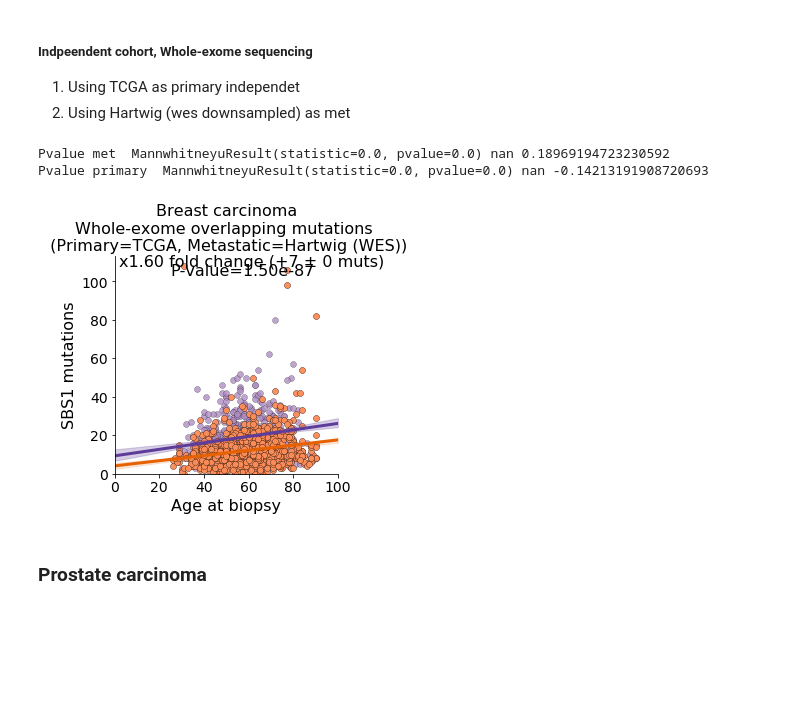
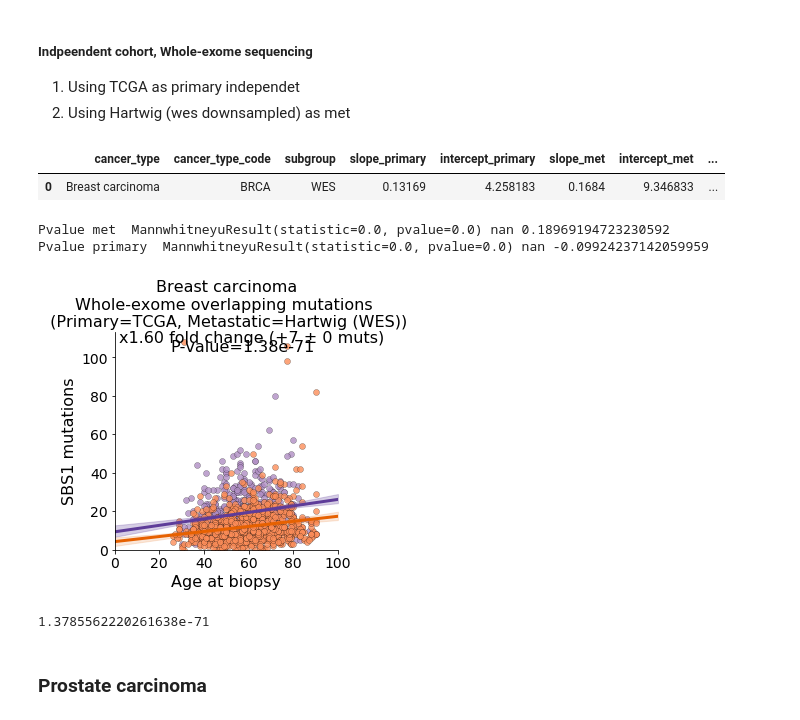
Before and after one commit to UMCUGenetics/primary-met-wgs-comparison, a Jupyter notebook: SBS1_mutrate/code/SBS1_mutation_rate.ipynb, the cells around one changed output. Cells and saved outputs as stored; diff of their text form; code cells hidden in the pictures; blank space fills up the shorter version.

Commit message:
Adj. supp tables SBS1 mutation rate

```diff
--- a/SBS1_mutrate/code/SBS1_mutation_rate.ipynb
+++ b/SBS1_mutrate/code/SBS1_mutation_rate.ipynb
@@ -216,37 +216,46 @@ plt.savefig(f'../results/figures/lyates_paired_biopsies_muts_per_year.pdf', dpi=
 # %%
 !cp /home/fran/Documents/cuppen/HPC/tunnel/cuppen/projects/P0025_PCAWG_HMF/drivers/analysis/dna-rep-ann/final-update/external_datasets/prostate_exome/results/r-objects/prim_exom/metadata_included_BRCA.tsv ../data/hartwig_wes_counts_brca.tsv
 !cp /home/fran/Documents/cuppen/HPC/tunnel//cuppen/projects/P0025_PCAWG_HMF/drivers/analysis/dna-rep-ann/final-update/external_datasets/prostate_exome/results/r-objects/tcga_exom/meta_BRCA_tcga_prim_with_counts.tsv ../data/tcga_wes_counts_brca.tsv
+# %%
+df_stats_brca_wes
+# %% [output]
+|  | cancer_type | cancer_type_code | subgroup | slope_primary | intercept_primary | slope_met | intercept_met | ... |
+| 0 | Breast carcinoma | BRCA | WES | 0.13169 | 4.258183 | 0.1684 | 9.346833 | ... |
 # %%
 # met dataset
 df_data_hmf_exome=pd.read_csv("../data/hartwig_wes_counts_brca.tsv",sep="\t")
 df_data_hmf_exome=df_data_hmf_exome[(df_data_hmf_exome["sample_id"].isin(df_data[df_data["cohort"]=="Hartwig"]["sample_id"]))][["sample_id","cancer_type","cancer_type_code","sbs1_count","tot_count","age"]].merge(df_meta[["sample_id","cohort"]]).rename(columns={"age_at_biopsy":"age"})
 df_data_hmf_exome["cohort"] = "Hartwig"
 maxv=1.5*np.nanmax(df_data_hmf_exome["sbs1_count"]) # this will be the maximum number of exome mutations to be considered hypermutator in the primary
 # primary dataset
-df_brca_tcga_ex = pd.read_csv("../data/tcga_wes_counts_brca.tsv",sep="\t",usecols=["case_submitter_id","age_at_index","sbs1_count","tot_count"]).rename(columns={"age_at_index":"age"})
+df_brca_tcga_ex = pd.read_csv("../data/tcga_wes_counts_brca.tsv",sep="\t",usecols=["case_submitter_id","age_at_index","sbs1_count","tot_count"]).rename(columns={"age_at_index":"age"}).drop_duplicates()
 df_brca_tcga_ex=df_brca_tcga_ex[df_brca_tcga_ex["tot_count"]>0] # remove samples with no mutation info
 df_brca_tcga_ex["cohort"] = "PCAWG"
 
 df_data_exome= pd.concat([df_data_hmf_exome,df_brca_tcga_ex])
 df_data_exome["cancer_type"] = "Breast carcinoma"
 df_data_exome["cancer_type_code"] = "BRCA"
 df_data_exome=df_data_exome[(df_data_exome["sbs1_count"]<=maxv)] # remove hypermutators
 
 sp,ip, sm,ie, mean_diff_res, std_diff_res, fold_change, std_fold_change, n_met, n_prim, pvalue, pvalue_met,r_met,pvalue_prim,r_prim=plot_regression_with_independent("Breast carcinoma","BRCA",df_data_exome,primary_df_independent=pd.DataFrame([],columns=["sbs1_count","age"]),met_df_independent=pd.DataFrame([],columns=["sbs1_count","age"]),name="WES_BRCA_TCGA",join=False ,exome=True, title2="Whole-exome overlapping mutations \n (Primary=TCGA, Metastatic=Hartwig (WES))")
 l=[]
-l.append(["Breast carcinoma","BRCA","WES",sp,ip, sm,ie, mean_diff_res, std_diff_res, fraction_met, mean_diff_res_offset, n_met, n_prim, pvalue, pvalue_met,r_met,pvalue_prim,r_prim])
+l.append(["Breast carcinoma","BRCA","WES",sp,ip, sm,ie, mean_diff_res, std_diff_res, fold_change, std_fold_change, n_met, n_prim, pvalue, pvalue_met,r_met,pvalue_prim,r_prim])
 df_stats_brca_wes = pd.DataFrame(l,columns=["cancer_type","cancer_type_code","subgroup","slope_primary","intercept_primary","slope_met","intercept_met",
                                   "mean_diff_residual","std_diff_residual","fold_change_met","std_fold_change_met","n_met","n_prim","pvalue",
                                   "pvalue_res_met","rvalue_res_met", "pvalue_res_prim","rvalue_res_prim"])
 columns_subtype=["cancer_type","cancer_type_code","subgroup","n_met","n_prim",'slope_primary', 'intercept_primary','rvalue_res_prim','pvalue_res_prim',
        'slope_met', 'intercept_met','rvalue_res_met','pvalue_res_met',
         'fold_change_met', 'std_fold_change_met','mean_diff_residual',
        'std_diff_residual','pvalue']
 df_stats_brca_wes[columns_subtype].rename(columns={"pvalue":"pvalue_diff_distributions"}).to_csv("../results/results_sbs1_brca_WES_TCGA.tsv",sep="\t",index=False)
 # %% [output]
 Pvalue met  MannwhitneyuResult(statistic=0.0, pvalue=0.0) nan 0.18969194723230592
-Pvalue primary  MannwhitneyuResult(statistic=0.0, pvalue=0.0) nan -0.14213191908720693
+Pvalue primary  MannwhitneyuResult(statistic=0.0, pvalue=0.0) nan -0.09924237142059959
-[figure, old version]
+[figure, new version]
+# %%
+pvalue
+# %% [output]
+1.3785562220261638e-71
 # %% [markdown]
 ### Prostate carcinoma
 # %% [markdown]
```
Also changed, not shown: parts of 14 cells of this notebook, 2 other files.
